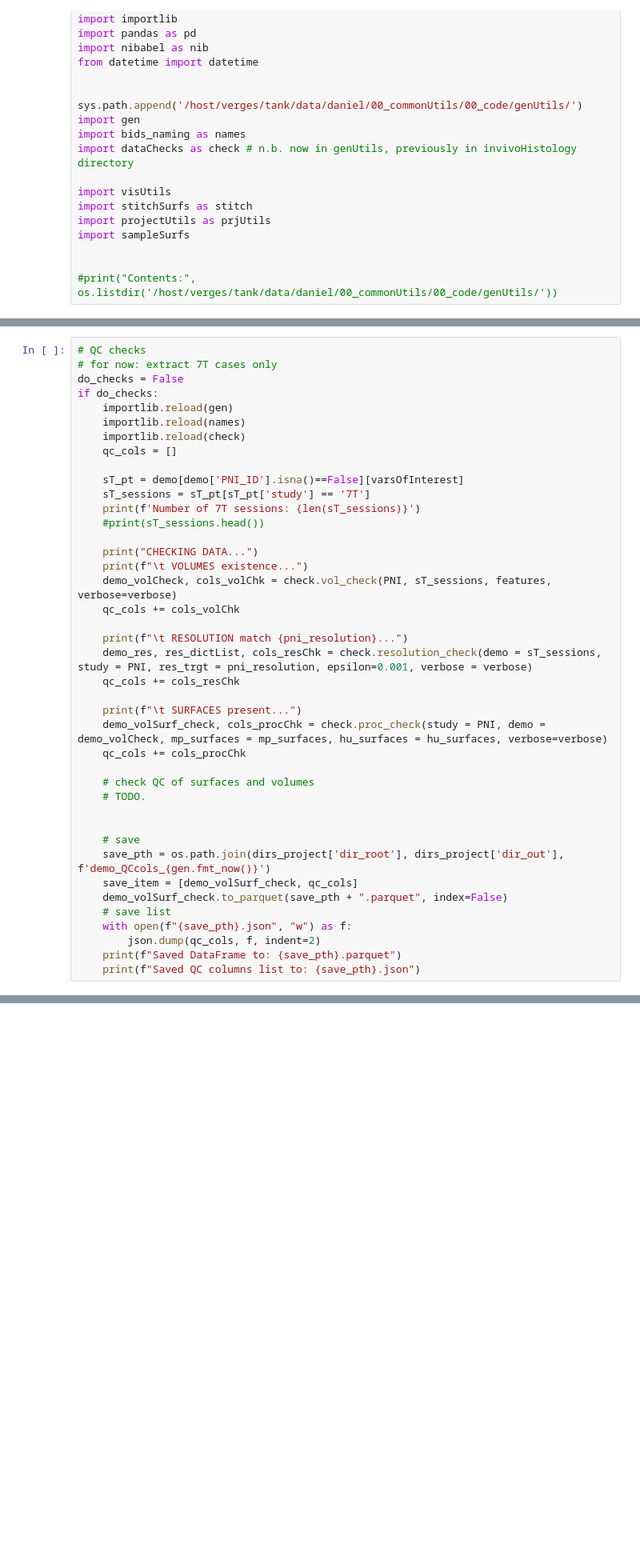
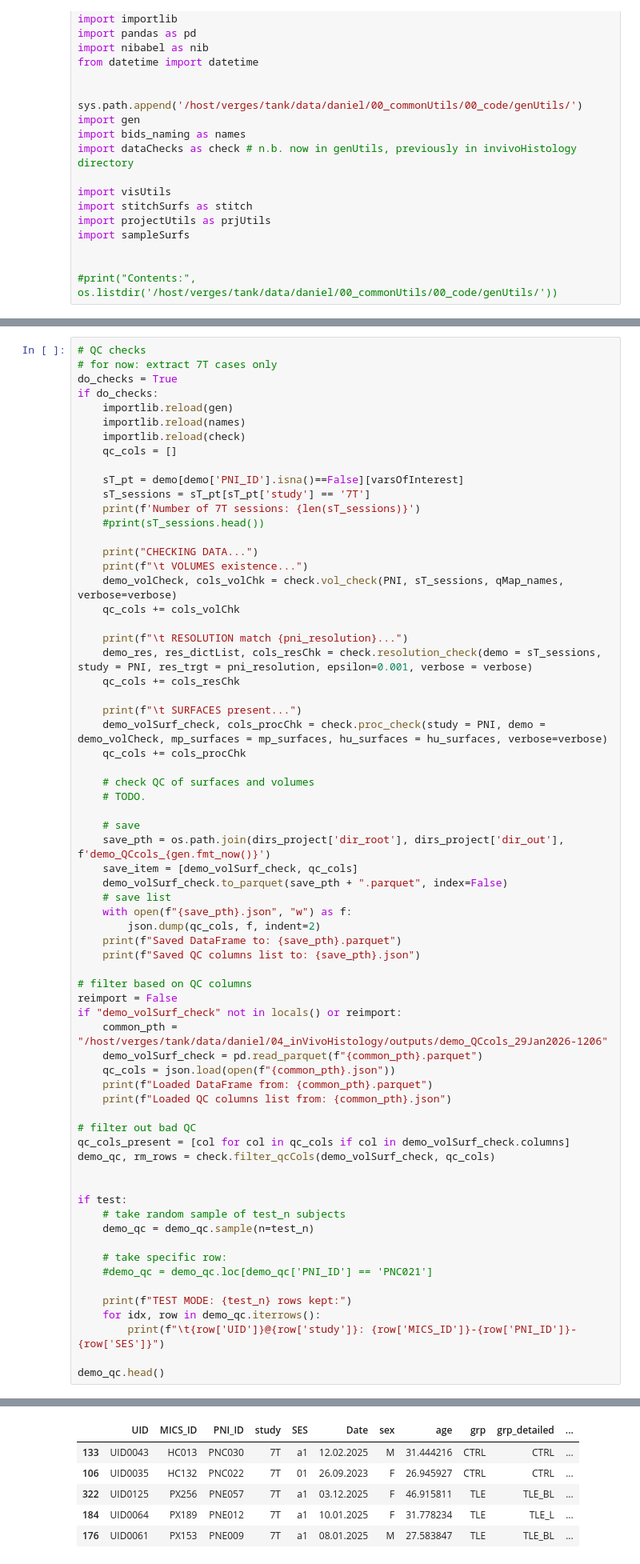
Before and after one commit to mendelsonD/invivohist, a Jupyter notebook: main.ipynb, the cells around one changed output, grey strips where cells are left out. Shown at 80% size. Cells and saved outputs as stored; diff of their text form; blank space fills up the shorter version.

```diff
--- a/main.ipynb
+++ b/main.ipynb
@@ -103,7 +132,7 @@ Columns in demographics: ['UID', 'MICS_ID', 'PNI_ID', 'study', 'SES', 'Date', 'g
 # %%
 # QC checks
 # for now: extract 7T cases only
-do_checks = False
+do_checks = True
 if do_checks:
     importlib.reload(gen)
     importlib.reload(names)
@@ -117,7 +146,7 @@ if do_checks:
 
     print("CHECKING DATA...")
     print(f"\t VOLUMES existence...")
-    demo_volCheck, cols_volChk = check.vol_check(PNI, sT_sessions, features, verbose=verbose)
+    demo_volCheck, cols_volChk = check.vol_check(PNI, sT_sessions, qMap_names, verbose=verbose)
     qc_cols += cols_volChk
 
     print(f"\t RESOLUTION match {pni_resolution}...")
@@ -131,7 +160,6 @@ if do_checks:
     # check QC of surfaces and volumes
     # TODO.
 
-
     # save
     save_pth = os.path.join(dirs_project['dir_root'], dirs_project['dir_out'], f'demo_QCcols_{gen.fmt_now()}')
     save_item = [demo_volSurf_check, qc_cols]
@@ -141,3 +169,31 @@ if do_checks:
         json.dump(qc_cols, f, indent=2)
     print(f"Saved DataFrame to: {save_pth}.parquet")
     print(f"Saved QC columns list to: {save_pth}.json")
+
+# filter based on QC columns
+reimport = False
+if "demo_volSurf_check" not in locals() or reimport:
+    common_pth = "/host/verges/tank/data/daniel/04_inVivoHistology/outputs/demo_QCcols_29Jan2026-1206"
+    demo_volSurf_check = pd.read_parquet(f"{common_pth}.parquet")
+    qc_cols = json.load(open(f"{common_pth}.json"))
+    print(f"Loaded DataFrame from: {common_pth}.parquet")
+    print(f"Loaded QC columns list from: {common_pth}.json")
+
+# filter out bad QC
+qc_cols_present = [col for col in qc_cols if col in demo_volSurf_check.columns]
+demo_qc, rm_rows = check.filter_qcCols(demo_volSurf_check, qc_cols)
+
+
+if test:
+    # take random sample of test_n subjects
+    demo_qc = demo_qc.sample(n=test_n)
+
+    # take specific row:
+    #demo_qc = demo_qc.loc[demo_qc['PNI_ID'] == 'PNC021']
+
+    print(f"TEST MODE: {test_n} rows kept:")
+    for idx, row in demo_qc.iterrows():
+        print(f"\t{row['UID']}@{row['study']}: {row['MICS_ID']}-{row['PNI_ID']}-{row['SES']}")
+
+demo_qc.head()
+# %% [output]
@@ -143,0 +276,6 @@ if do_checks:
+|  | UID | MICS_ID | PNI_ID | study | SES | Date | sex | age | grp | grp_detailed | ... |
+| 133 | UID0043 | HC013 | PNC030 | 7T | a1 | 12.02.2025 | M | 31.444216 | CTRL | CTRL | ... |
+| 106 | UID0035 | HC132 | PNC022 | 7T | 01 | 26.09.2023 | F | 26.945927 | CTRL | CTRL | ... |
+| 322 | UID0125 | PX256 | PNE057 | 7T | a1 | 03.12.2025 | F | 46.915811 | TLE | TLE_BL | ... |
+| 184 | UID0064 | PX189 | PNE012 | 7T | a1 | 10.01.2025 | F | 31.778234 | TLE | TLE_L | ... |
+| 176 | UID0061 | PX153 | PNE009 | 7T | a1 | 08.01.2025 | M | 27.583847 | TLE | TLE_BL | ... |
```
Also changed, not shown: parts of 10 cells of this notebook, 3 other files.
